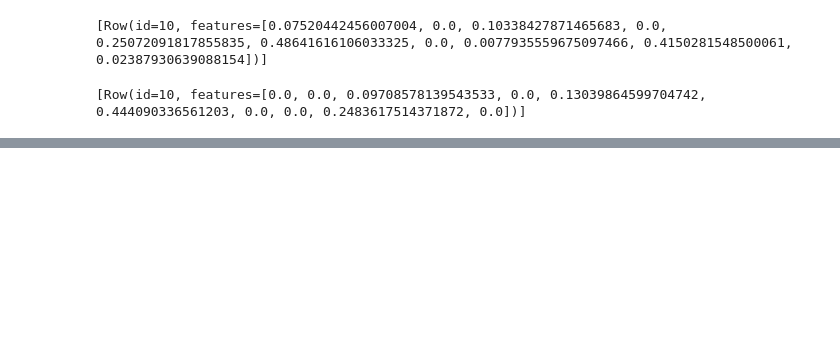
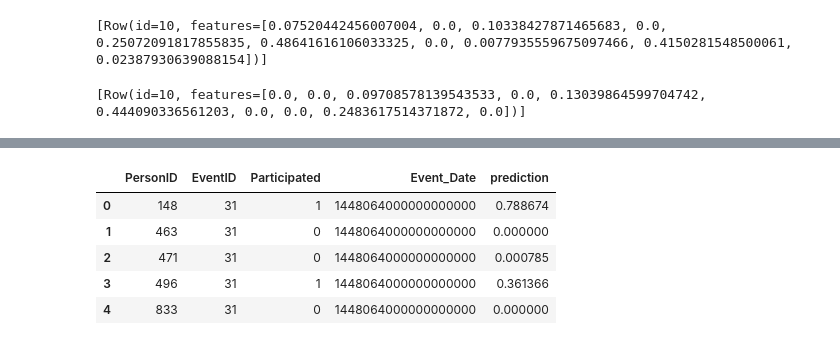
Before and after one commit to gcnuss/trailrun_participation, a Jupyter notebook: model/Model_Development-v2.ipynb, the cells around one changed output, grey strips where cells are left out. Saved outputs shown, nothing was run; the diff lists cells and outputs as text; code cells hidden in the pictures; blank space fills up the shorter version.

```diff
--- a/model/Model_Development-v2.ipynb
+++ b/model/Model_Development-v2.ipynb
@@ -503,7 +503,7 @@ def fit_ALS(train_data, rank=100, maxIter=10, regParam=0.1, userCol="PersonID",
 
     return model
 # %%
-def predict_ALS(model, val_data):
+def predict_ALS(model, val_data, scoring="rmse"):
 
     predictions = model.transform(val_data)
 
@@ -517,7 +517,7 @@ def predict_ALS(model, val_data):
     #initial evaluation using RMSE (root-mean-squared-error)
     #address nan values with mean prediction value (for cold starts) if coldStartStrategy is nan
 
-    evaluator = RegressionEvaluator(metricName="rmse", labelCol="Participated",
+    evaluator = RegressionEvaluator(metricName=scoring, labelCol="Participated",
                                 predictionCol="prediction")
 
     rmse = evaluator.evaluate(predictions.na.fill({'prediction':pandas_preds['prediction'].mean()}))
@@ -695,0 +919,9 @@ from pyspark.mllib.tree import GradientBoostedTreesModel
+# %%
+predictions_for_gb_train.head()
+# %% [output]
+|  | PersonID | EventID | Participated | Event_Date | prediction |
+| 0 | 148 | 31 | 1 | 1448064000000000000 | 0.788674 |
+| 1 | 463 | 31 | 0 | 1448064000000000000 | 0.000000 |
+| 2 | 471 | 31 | 0 | 1448064000000000000 | 0.000785 |
+| 3 | 496 | 31 | 1 | 1448064000000000000 | 0.361366 |
+| 4 | 833 | 31 | 0 | 1448064000000000000 | 0.000000 |
```
Also changed, not shown: parts of 41 cells of this notebook.
